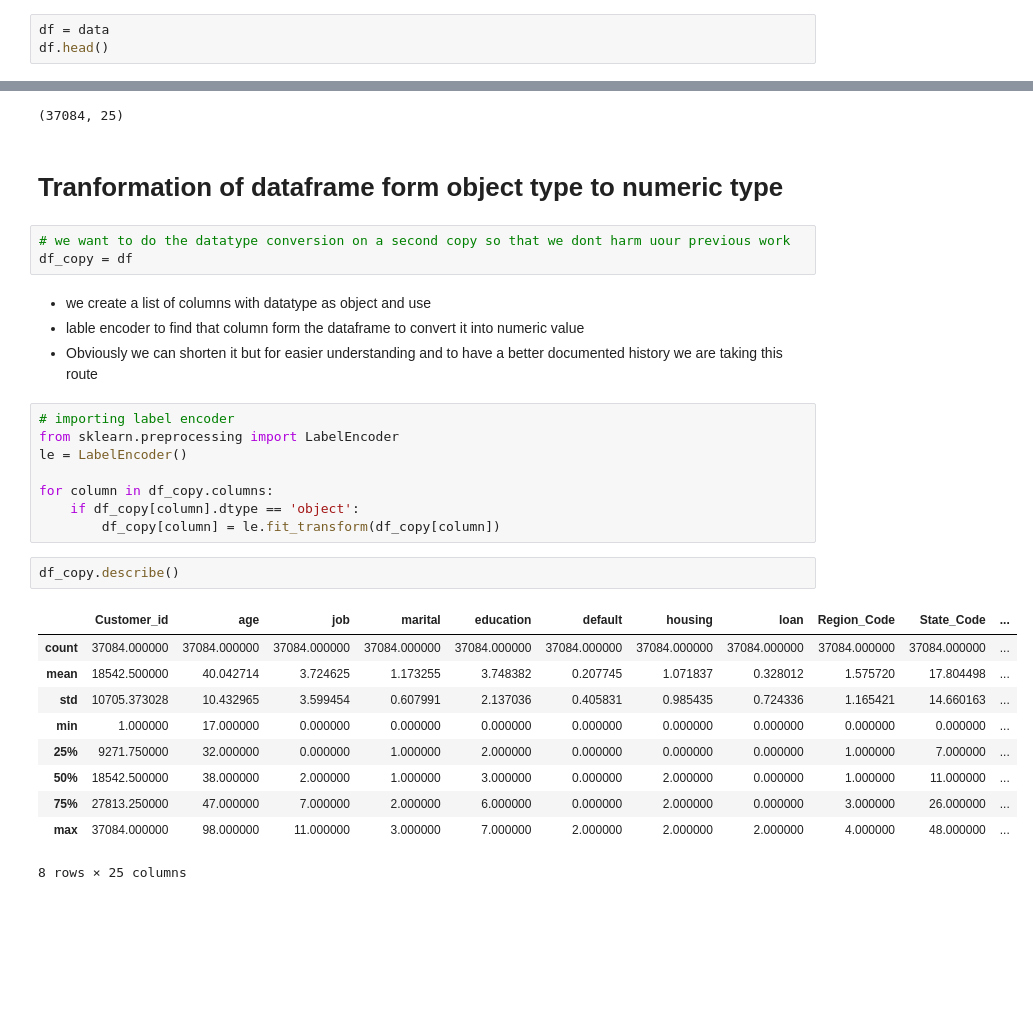
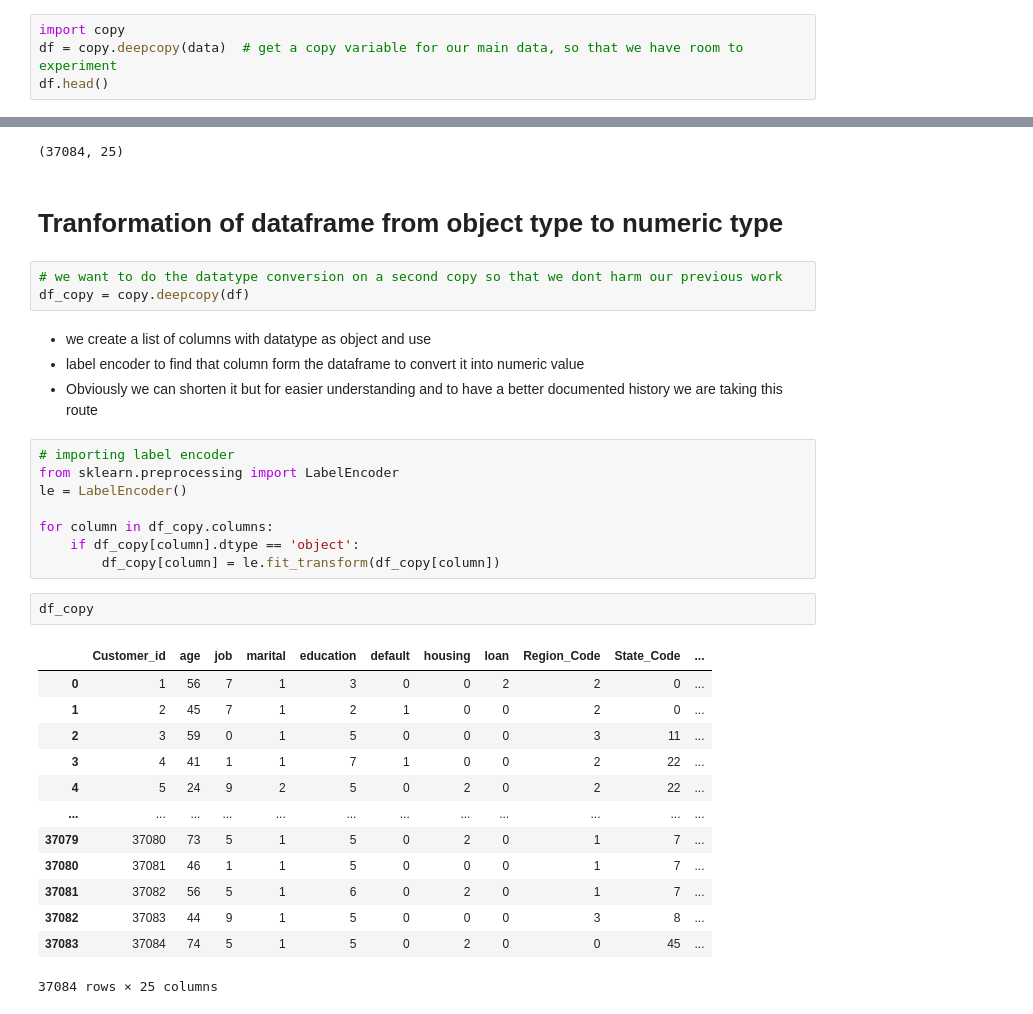
Before and after one commit to Mayank5112/Capstone-Project-5, a Jupyter notebook: capestone-5.ipynb, the cells around one changed output, grey strips where cells are left out. Saved outputs shown, nothing was run; the diff lists cells and outputs as text; blank space fills up the shorter version.

```diff
--- a/capestone-5.ipynb
+++ b/capestone-5.ipynb
@@ -207,7 +212,8 @@ memory usage: 7.4+ MB
 # %% [markdown]
 # Now we have a compound dataframe
 # %%
-df = data
+import copy
+df = copy.deepcopy(data)  # get a copy variable for our main data, so that we have room to experiment
 df.head()
 # %% [output]
 |  | Customer_id | age | job | marital | education | default | housing | loan | Region_Code | State_Code | ... |
@@ -242,13 +248,13 @@ df.shape
 # %% [output]
 (37084, 25)
 # %% [markdown]
-# Tranformation of dataframe form object type to numeric type
+# Tranformation of dataframe from object type to numeric type
 # %%
-# we want to do the datatype conversion on a second copy so that we dont harm uour previous work
-df_copy = df
+# we want to do the datatype conversion on a second copy so that we dont harm our previous work
+df_copy = copy.deepcopy(df)
 # %% [markdown]
 * we create a list of columns with datatype as object and use
-* lable encoder to find that column form the dataframe to convert it into numeric value
+* label encoder to find that column form the dataframe to convert it into numeric value
 * Obviously we can shorten it but for easier understanding and to have a better documented history we are taking this route
 # %%
 # importing label encoder
@@ -259,15 +265,18 @@ for column in df_copy.columns:
     if df_copy[column].dtype == 'object':
         df_copy[column] = le.fit_transform(df_copy[column])
 # %%
-df_copy.describe()
+df_copy
 # %% [output]
 |  | Customer_id | age | job | marital | education | default | housing | loan | Region_Code | State_Code | ... |
-| count | 37084.000000 | 37084.000000 | 37084.000000 | 37084.000000 | 37084.000000 | 37084.000000 | 37084.000000 | 37084.000000 | 37084.000000 | 37084.000000 | ... |
-| mean | 18542.500000 | 40.042714 | 3.724625 | 1.173255 | 3.748382 | 0.207745 | 1.071837 | 0.328012 | 1.575720 | 17.804498 | ... |
-| std | 10705.373028 | 10.432965 | 3.599454 | 0.607991 | 2.137036 | 0.405831 | 0.985435 | 0.724336 | 1.165421 | 14.660163 | ... |
-| min | 1.000000 | 17.000000 | 0.000000 | 0.000000 | 0.000000 | 0.000000 | 0.000000 | 0.000000 | 0.000000 | 0.000000 | ... |
-| 25% | 9271.750000 | 32.000000 | 0.000000 | 1.000000 | 2.000000 | 0.000000 | 0.000000 | 0.000000 | 1.000000 | 7.000000 | ... |
-| 50% | 18542.500000 | 38.000000 | 2.000000 | 1.000000 | 3.000000 | 0.000000 | 2.000000 | 0.000000 | 1.000000 | 11.000000 | ... |
-| 75% | 27813.250000 | 47.000000 | 7.000000 | 2.000000 | 6.000000 | 0.000000 | 2.000000 | 0.000000 | 3.000000 | 26.000000 | ... |
-| max | 37084.000000 | 98.000000 | 11.000000 | 3.000000 | 7.000000 | 2.000000 | 2.000000 | 2.000000 | 4.000000 | 48.000000 | ... |
+| 0 | 1 | 56 | 7 | 1 | 3 | 0 | 0 | 2 | 2 | 0 | ... |
+| 1 | 2 | 45 | 7 | 1 | 2 | 1 | 0 | 0 | 2 | 0 | ... |
+| 2 | 3 | 59 | 0 | 1 | 5 | 0 | 0 | 0 | 3 | 11 | ... |
+| 3 | 4 | 41 | 1 | 1 | 7 | 1 | 0 | 0 | 2 | 22 | ... |
+| 4 | 5 | 24 | 9 | 2 | 5 | 0 | 2 | 0 | 2 | 22 | ... |
+| ... | ... | ... | ... | ... | ... | ... | ... | ... | ... | ... | ... |
+| 37079 | 37080 | 73 | 5 | 1 | 5 | 0 | 2 | 0 | 1 | 7 | ... |
+| 37080 | 37081 | 46 | 1 | 1 | 5 | 0 | 0 | 0 | 1 | 7 | ... |
+| 37081 | 37082 | 56 | 5 | 1 | 6 | 0 | 2 | 0 | 1 | 7 | ... |
+| 37082 | 37083 | 44 | 9 | 1 | 5 | 0 | 0 | 0 | 3 | 8 | ... |
+| 37083 | 37084 | 74 | 5 | 1 | 5 | 0 | 2 | 0 | 0 | 45 | ... |
-8 rows × 25 columns
+37084 rows × 25 columns
```
Also changed, not shown: parts of 21 cells of this notebook.
